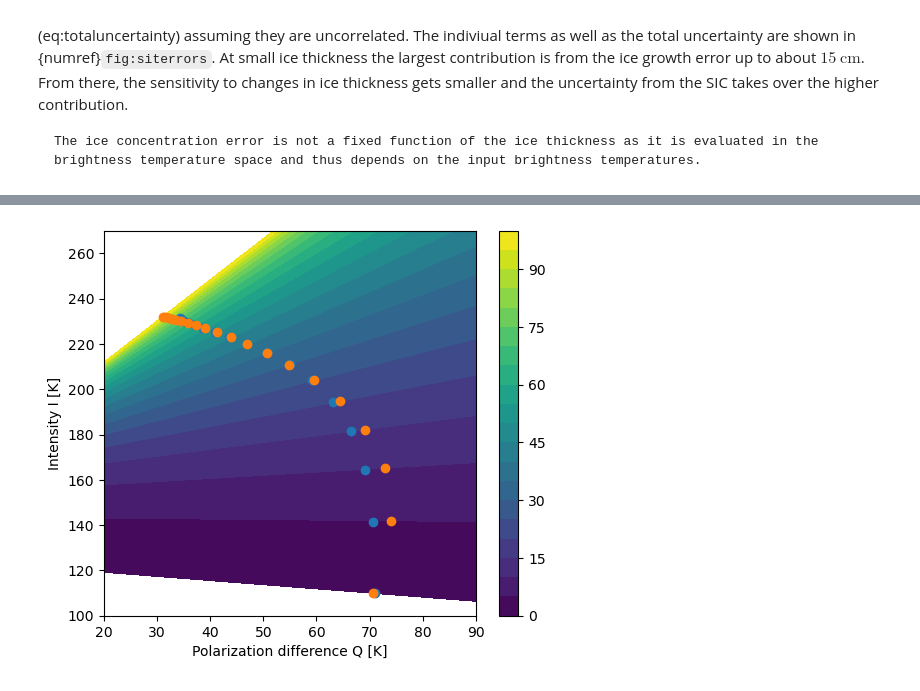
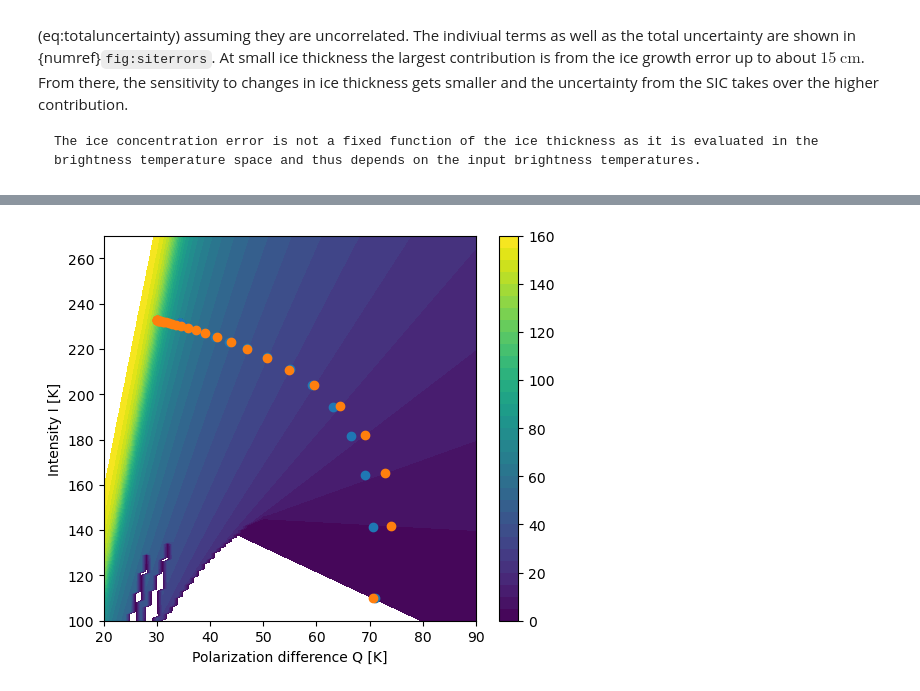
Before and after one commit to CIMR-Algos/SeaIceThickness_ATBD, a Jupyter notebook: book/CIMR_SIT_retrieval_ATBD.ipynb, the cells around one changed output, grey strips where cells are left out. Cells and saved outputs as stored; diff of their text form; code cells hidden in the pictures.

```diff
--- a/book/CIMR_SIT_retrieval_ATBD.ipynb
+++ b/book/CIMR_SIT_retrieval_ATBD.ipynb
@@ -299,29 +364,29 @@ display(fig2)
 # %%
 Qs=20:90
 Is=100:270
-out=[retrieval(ii-qq/2,ii+qq/2)[1] for ii=Is,qq=Qs]
-out_err=[retrieval(ii-qq/2,ii+qq/2)[2] for ii=Is,qq=Qs]
+out=[retrievallm(ii-qq/2,ii+qq/2)[1] for ii=Is,qq=Qs]
+out_err=[retrievallm(ii-qq/2,ii+qq/2)[2] for ii=Is,qq=Qs]
 out_orig=[retrieval_hun(ii,qq) for ii=Is,qq=Qs];
 # %%
 
-fig3=plt.figure(figsize=[6,5])#,constrained_layout=true);
+fig3=plt.figure(figsize=[6,5])
 ax=fig3.add_subplot(111)
-sit=0:5:100
+sit=0:5:160
 
 im=ax.contourf(Qs,Is,out.-0.01,levels=sit)
 
 h,v=sit_h.(sit),sit_v.(sit)
 allq,alli=v.-h,h./2 .+v./2
 
 ax.plot(fQ.(sit),fI.(sit),lw=0,marker="o",label="I-Q LstSQ")
 ax.plot(allq,alli,lw=0,marker="o",label="H-V LstSQ")
 
 ax.set_xlabel("Polarization difference Q [K]")
 ax.set_ylabel("Intensity I [K]")
 
 fig3.colorbar(im)
 
 #plt.show(format="png")
 display(fig3)
 # %% [output]
-[figure, old version]
+[figure, new version]
```
Also changed, not shown: parts of 8 cells of this notebook, 16 other files.
